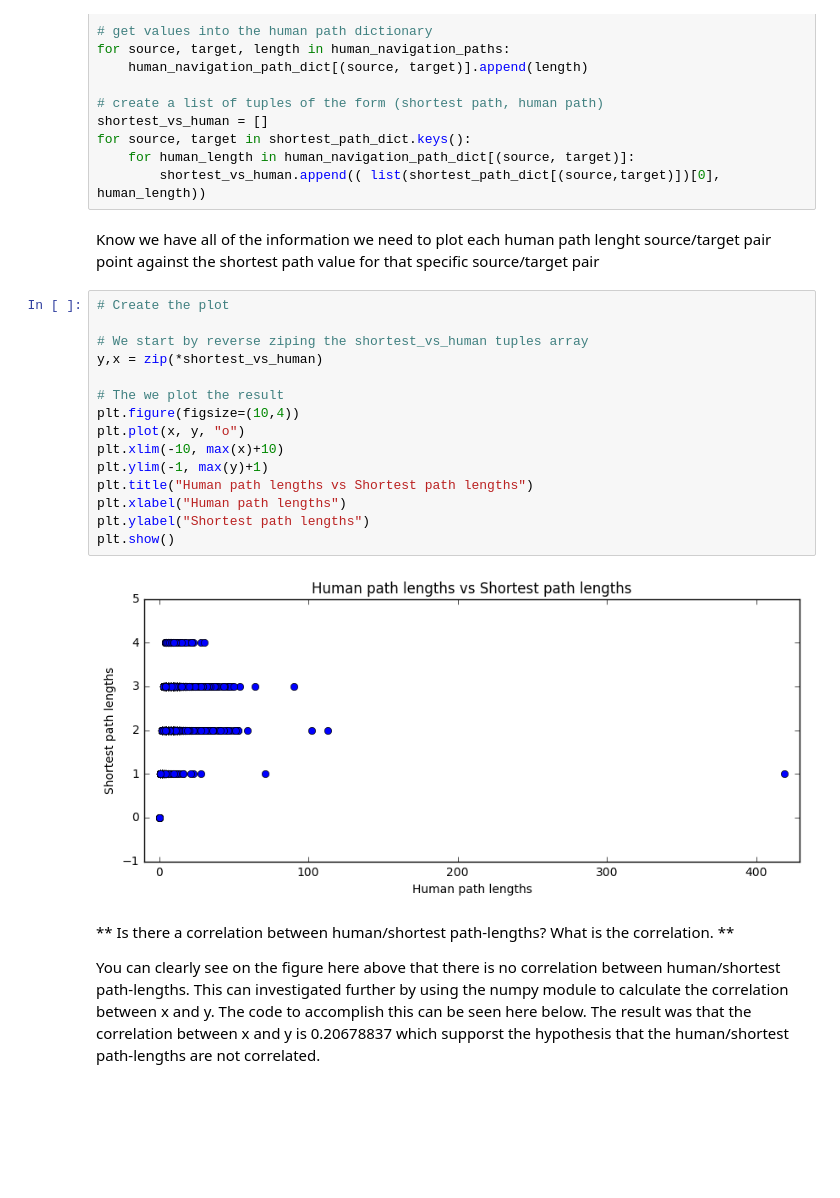
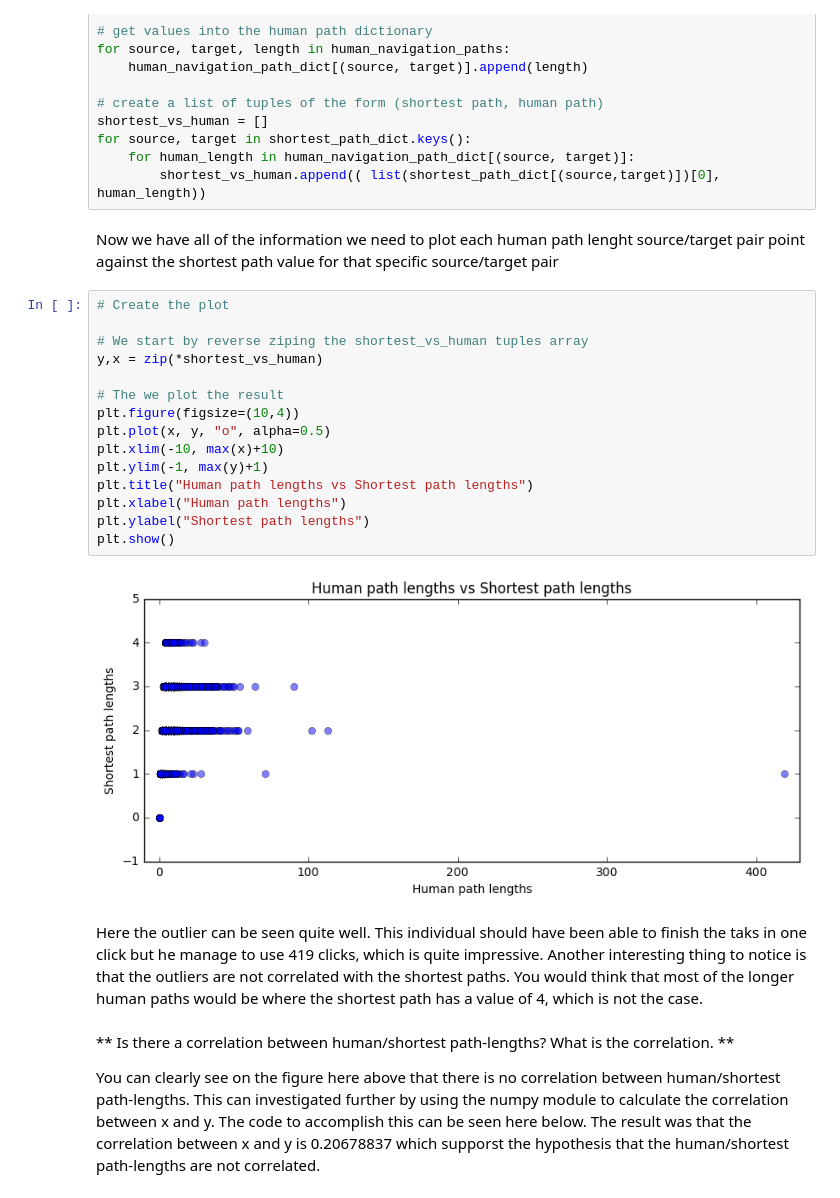
Before and after one commit to gretarg09/DTU__SocialGraphsAndInteractions, a Jupyter notebook: assignment_2/Assignment2.ipynb, the cells around one changed output. Saved outputs shown, nothing was run; the diff lists cells and outputs as text; blank space fills up the shorter version.

```diff
--- a/assignment_2/Assignment2.ipynb
+++ b/assignment_2/Assignment2.ipynb
@@ -519,24 +515,26 @@ for source, target in shortest_path_dict.keys():
     for human_length in human_navigation_path_dict[(source, target)]:
         shortest_vs_human.append(( list(shortest_path_dict[(source,target)])[0], human_length))
 # %% [markdown]
-Know we have all of the information we need to plot each human path lenght source/target pair point against the shortest path value for that specific source/target pair
+Now we have all of the information we need to plot each human path lenght source/target pair point against the shortest path value for that specific source/target pair
 # %%
 # Create the plot
 
 # We start by reverse ziping the shortest_vs_human tuples array
 y,x = zip(*shortest_vs_human)
 
 # The we plot the result
 plt.figure(figsize=(10,4))
-plt.plot(x, y, "o")
+plt.plot(x, y, "o", alpha=0.5)
 plt.xlim(-10, max(x)+10)
 plt.ylim(-1, max(y)+1)
 plt.title("Human path lengths vs Shortest path lengths")
 plt.xlabel("Human path lengths")
 plt.ylabel("Shortest path lengths")
 plt.show()
 # %% [output]
-[figure, old version]
+[figure, new version]
+# %% [markdown]
+Here the outlier can be seen quite well. This individual should have been able to finish the taks in one click but he manage to use 419 clicks, which is quite impressive. Another interesting thing to notice is that the outliers are not correlated with the shortest paths. You would think that most of the longer human paths would be where the shortest path has a value of 4, which is not the case.
 # %% [markdown]
 ** Is there a correlation between human/shortest path-lengths? What is the correlation. **
 
```
Also changed, not shown: parts of 45 cells of this notebook.
